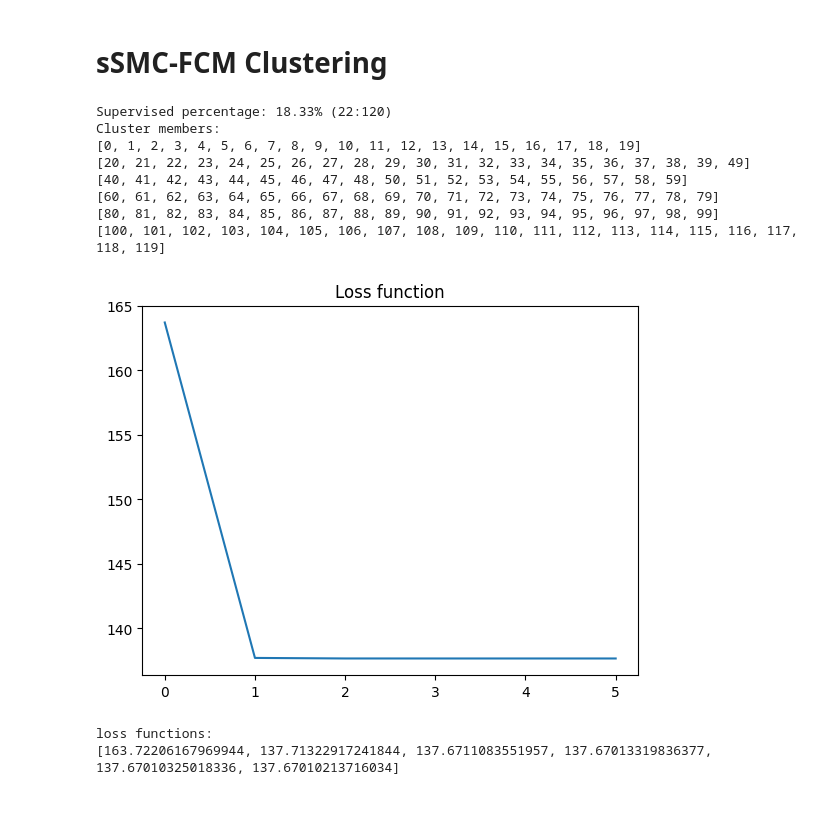
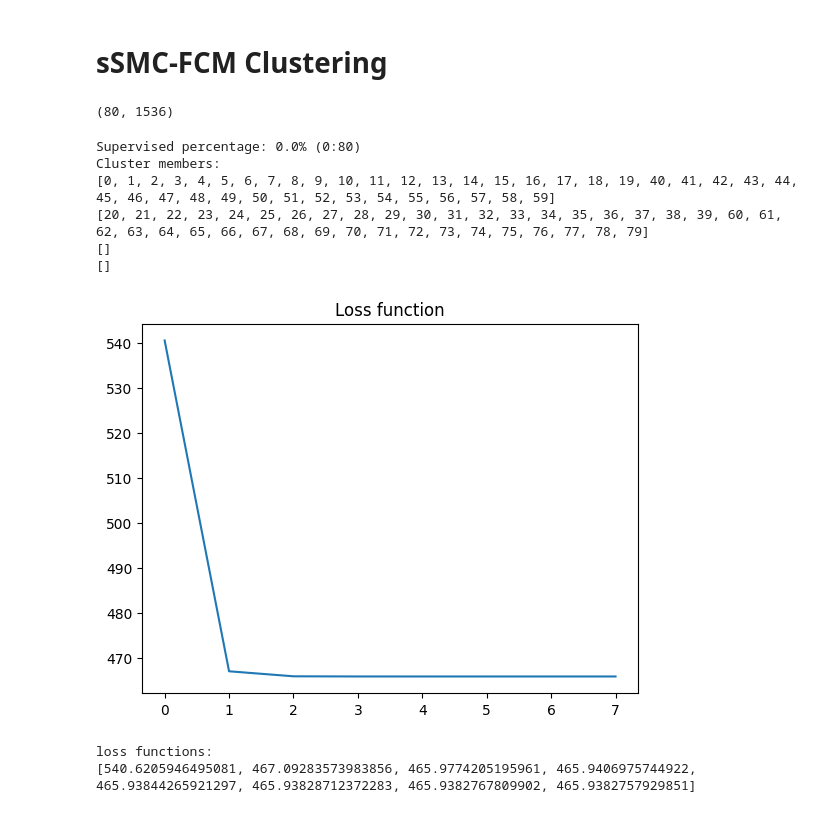
Before and after one commit to hoangtc125/algo-clustering-service, a Jupyter notebook: text_clustering.ipynb, the cells around one changed output. Cells and saved outputs as stored; diff of their text form; code cells hidden in the pictures.

Commit message:
clustering: concat vector, field weight in calculate distance

```diff
--- a/text_clustering.ipynb
+++ b/text_clustering.ipynb
@@ -557,42 +544,56 @@ new_features = np.array(new_features)
+# %%
+new_features = []
+for f1, f2 in zip(features_set[:20], features_set[80:100]):
+  new_features.append([*f1, *f2])
+for f1, f2 in zip(features_set[20:40], features_set[100:]):
+  new_features.append([*f1, *f2])
+for f1, f2 in zip(features_set[40:60], features_set[80:100]):
+  new_features.append([*f1, *f2])
+for f1, f2 in zip(features_set[60:80], features_set[100:]):
+  new_features.append([*f1, *f2])
+new_features = np.array(new_features)
+new_features.shape
+# %% [output]
+(80, 1536)
 # %%
 # supervised_set = [
-#     [1, 3, 14, 19],
-#     [20, 33, 34, 37, 39],
-#     [40, 44, 52, 55],
-#     [62, 65, 71, 75],
-#     [80, 82, 83, 88],
-#     [103, 106],
+#     [1, 3, 7, 14],
+#     [20, 25, 33, 39],
+#     [44, 51, 54, 57],
+#     [62, 65, 71, 77],
+#     [83, 88, 99],
+#     [103, 106, 116],
+# ]
+# supervised_set = [
+#     [1],
+#     [39],
 # ]
 supervised_set = [
-    [1, 3, 7, 14],
-    [20, 25, 33, 39],
-    [44, 51, 54, 57],
-    [62, 65, 71, 77],
-    [83, 88, 99],
-    [103, 106, 116],
+    # [1, 2, 13],
+    # [21, 22, 23],
+    # [41, 42, 50],
+    # [61, 62, 63],
 ]
 ssmc_fcm = sSMC_FCM(
     dataset=new_features,
-    fields_type=[FieldType.TEXT],
-    n_clusters=6,
+    fields_len=[768] * 2,
+    fields_weight=[1, 2],
+    n_clusters=4,
     supervised_set=supervised_set,
-    is_plot=False
 )
 ssmc_fcm.clustering()
 ssmc_fcm.show_cluster_members()
 ssmc_fcm.show_loss_function()
 # %% [output]
-Supervised percentage: 18.33% (22:120)
+Supervised percentage: 0.0% (0:80)
 Cluster members:
-[0, 1, 2, 3, 4, 5, 6, 7, 8, 9, 10, 11, 12, 13, 14, 15, 16, 17, 18, 19]
-[20, 21, 22, 23, 24, 25, 26, 27, 28, 29, 30, 31, 32, 33, 34, 35, 36, 37, 38, 39, 49]
-[40, 41, 42, 43, 44, 45, 46, 47, 48, 50, 51, 52, 53, 54, 55, 56, 57, 58, 59]
-[60, 61, 62, 63, 64, 65, 66, 67, 68, 69, 70, 71, 72, 73, 74, 75, 76, 77, 78, 79]
-[80, 81, 82, 83, 84, 85, 86, 87, 88, 89, 90, 91, 92, 93, 94, 95, 96, 97, 98, 99]
-[100, 101, 102, 103, 104, 105, 106, 107, 108, 109, 110, 111, 112, 113, 114, 115, 116, 117, 118, 119]
+[0, 1, 2, 3, 4, 5, 6, 7, 8, 9, 10, 11, 12, 13, 14, 15, 16, 17, 18, 19, 40, 41, 42, 43, 44, 45, 46, 47, 48, 49, 50, 51, 52, 53, 54, 55, 56, 57, 58, 59]
+[20, 21, 22, 23, 24, 25, 26, 27, 28, 29, 30, 31, 32, 33, 34, 35, 36, 37, 38, 39, 60, 61, 62, 63, 64, 65, 66, 67, 68, 69, 70, 71, 72, 73, 74, 75, 76, 77, 78, 79]
+[]
+[]
-[figure, old version]
+[figure, new version]
 loss functions:
-[163.72206167969944, 137.71322917241844, 137.6711083551957, 137.67013319836377, 137.67010325018336, 137.67010213716034]
+[540.6205946495081, 467.09283573983856, 465.9774205195961, 465.9406975744922, 465.93844265921297, 465.93828712372283, 465.9382767809902, 465.9382757929851]
 # %%
 from sklearn.datasets import load_iris
 data = load_iris()
```
Also changed, not shown: parts of 6 cells of this notebook.
